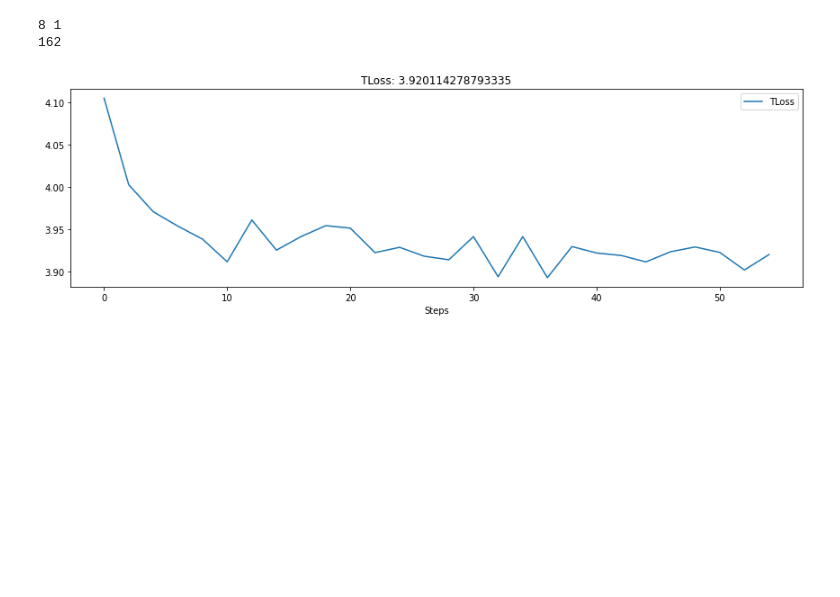
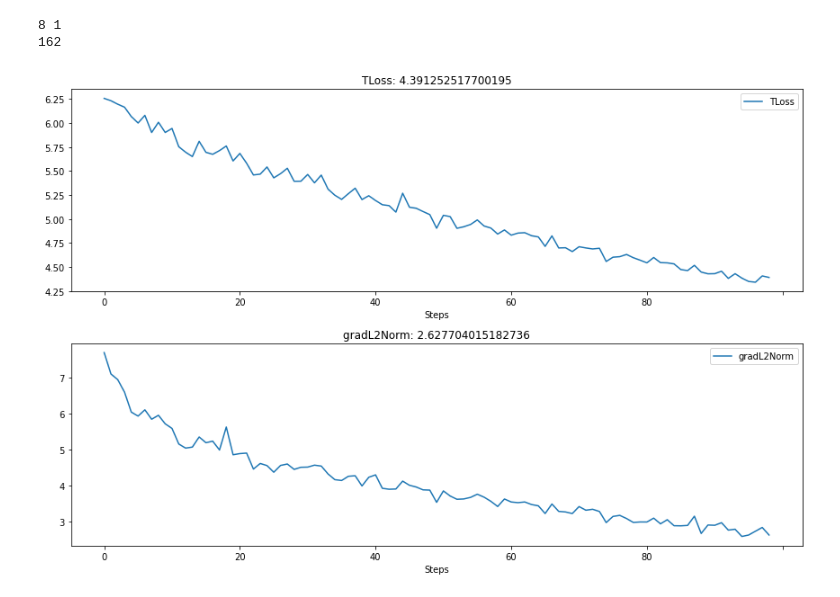
Before and after one commit to Asheeshkrsharma/Identification-OpenCows, a Jupyter notebook: tracklet.ipynb, the cells around one changed output. Saved outputs shown, nothing was run; the diff lists cells and outputs as text; code cells hidden in the pictures; blank space fills up the shorter version.

Commit message:
Implement layer norm and nonlinearity

```diff
--- a/tracklet.ipynb
+++ b/tracklet.ipynb
@@ -677,9 +681,9 @@ trainingDataset = OpenSetCows2021TrackLet(
     transform=transforms.Compose(
         [
             transforms.Normalize([0.2403, 0.2595, 0.2305], [0.3107, 0.3184, 0.3061]),
-            transforms.RandomVerticalFlip(p=0.9),
-            transforms.RandomHorizontalFlip(p=0.9),
-            transforms.ColorJitter(brightness=0.1, contrast=0.1, saturation=0.1, hue=0.1)
+            # transforms.RandomVerticalFlip(p=0.9),
+            # transforms.RandomHorizontalFlip(p=0.9),
+            # transforms.ColorJitter(brightness=0.1, contrast=0.1, saturation=0.1, hue=0.1)
         ],
     ),
     trackletChoiceProb = 0.9,
@@ -715,8 +719,8 @@ optimiser = optim.SGD(model.parameters(), momentum=0.3, lr=5e-3, weight_decay=0.
 
 # We will use cross entropy loss for the training
 lambdaFactor = 0.05
-# lossFN = RTLSL(lambdaFactor)
-lossFN = nn.CrossEntropyLoss(label_smoothing=0.6)
+lossFN = RTLSL(lambdaFactor)
+# lossFN = nn.CrossEntropyLoss(label_smoothing=0.6)
 
 loss, numEpochs = 0, 100
 
@@ -747,42 +751,47 @@ with tqdm(range(numEpochs), desc="Training epochs", position=0) as pbar:
         def backPropagate():
             optimiser.zero_grad()
             negativeEMBD, anchorEMBD, positiveEMBD, labels = model(
                 anchor, negatives, positives
             )
             # print(labels.shape, target.shape)
             # Batch, seqlength, numlabels to Batch * seqlength, numlabels
             b, s, n = labels.shape
             labels = labels.view((b*s, n))
             target = torch.repeat_interleave(torch.cat((positiveLabel, positiveLabel, negativeLabel), dim=0), s)
             # # print(lossFN.frameLevel(anchorEMBD, negativeEMBD, positiveEMBD))
-            # loss, rpl, interframe = lossFN(
-            #     negativeEMBD, anchorEMBD,
-            #     positiveEMBD, labels,
-            #     target,
-            # )
-            loss = lossFN(input=labels, target=target - 1)
-            rpl, interframe = 0, 0
+            loss, rpl, interframe = lossFN(
+                negativeEMBD, anchorEMBD,
+                positiveEMBD, labels,
+                target,
+            )
+            # loss = lossFN(input=labels, target=target - 1)
+            # rpl, interframe = 0, 0
             loss.backward()
-            # Gradient Norm Clipping
-            nn.utils.clip_grad_norm_(model.parameters(), max_norm=3.0, norm_type=2)
             return loss, rpl, interframe
 
+        loss, rpl, interframe = optimiser.step(backPropagate)
+
+        # Gradient Norm Clipping
         gradientNorms.append(calculateGradientNorm(model))
-        loss, rpl, interframe = optimiser.step(backPropagate)
+        nn.utils.clip_grad_norm_(model.parameters(), max_norm=3.0, norm_type=2)
+        # gradientNorms.append(calculateGradientNorm(model))
+        # nn.utils.clip_grad_norm_(model.parameters(), numpy.percentile(gradientNorms, 10))
+
         # Every second iteration, calculate model accuracy, evaluate the loss
         # function on the test dataset. Save the experiment history
         # if epoch % 2 == 0 and epoch > 5:
+        history.log(epoch, TLoss=loss.data, gradL2Norm=gradientNorms[-1])
         if epoch % 2 == 0:
             # Vloss = evaluate(model, testingDataLoader, device, RTLSL(lambdaFactor))
             # history.log(epoch, TLoss=loss.data, VLoss=Vloss)
-            history.log(epoch, TLoss=loss.data)
             model.train()
             with canvas:
                 # canvas.draw_plot([history["TLoss"], history["VLoss"]])
                 canvas.draw_plot([history["TLoss"]])
+                canvas.draw_plot([history['gradL2Norm']])
         pbar.set_description("{}, {}".format(rpl, interframe))
         pbar.update()
         # break
     pbar.refresh()
 # %% [output]
-[figure, old version]
+[figure, new version]
```
Also changed, not shown: parts of 6 cells of this notebook, 1 other file.
